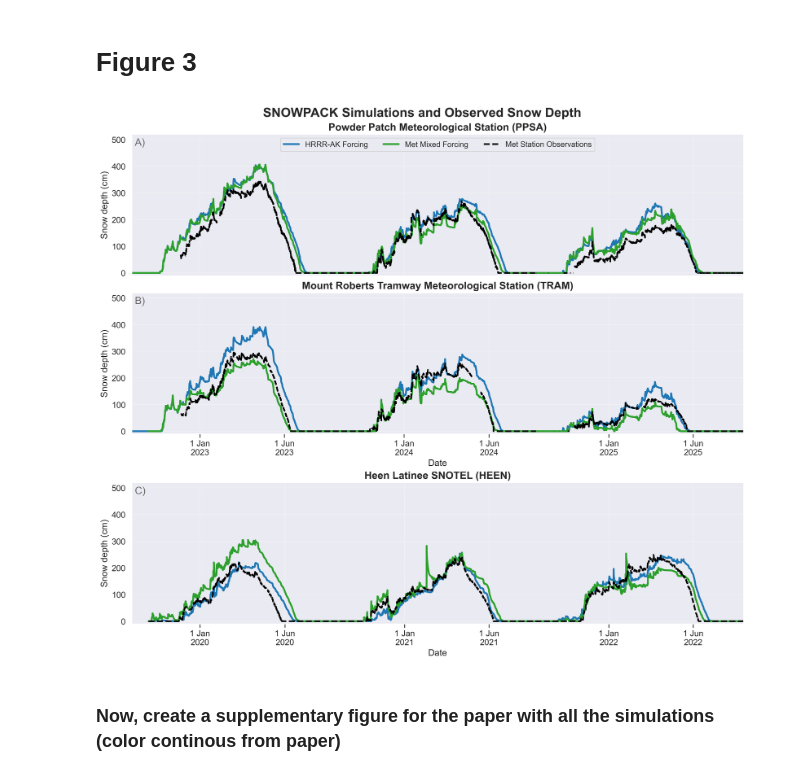
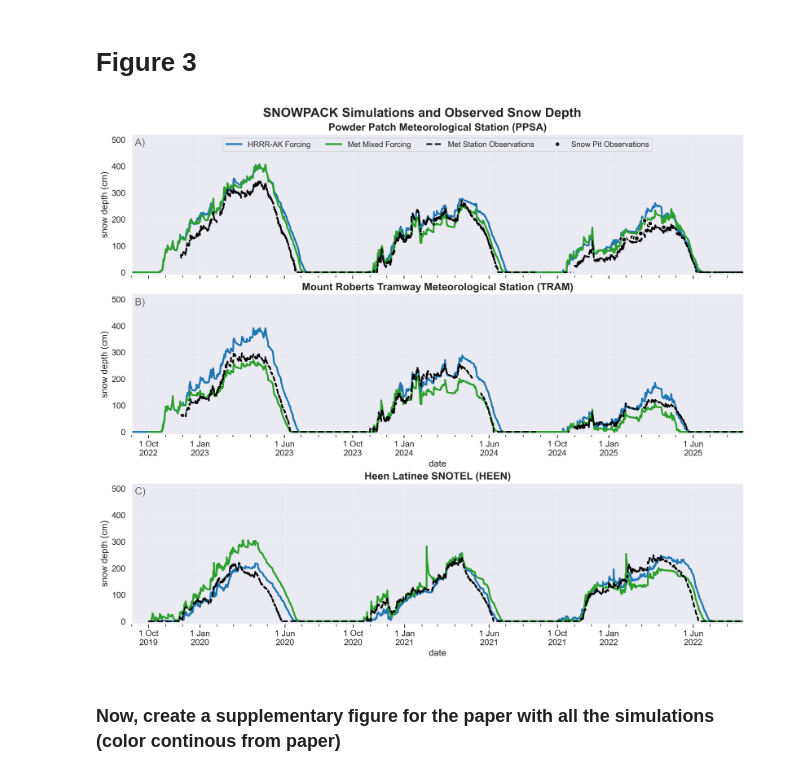
Before and after one commit to cassielumbrazo/snow_modeling_point, a Jupyter notebook: sites/4_figure3.ipynb, the cells around one changed output. Cells and saved outputs as stored; diff of their text form; code cells hidden in the pictures.

Commit message:
final figure changes

```diff
--- a/sites/4_figure3.ipynb
+++ b/sites/4_figure3.ipynb
@@ -144,0 +147,5 @@ ds_obs_tram = ds_obs_tram.sel(time=slice("2022-09-01", "2025-09-30"))
+# %%
+# df created in repo/juneau_field_data/1_create_snowpit_dataframe_WY2025.ipynb
+# df.to_csv('/hdd/snow_hydrology/field_data/snow_pit_swe_measurements_WY2025.csv')
+df_field_measurements = pd.read_csv('/hdd/snow_hydrology/field_data/snow_pit_swe_measurements_WY2025.csv', index_col=0, parse_dates=True)
+df_field_measurements.head()
@@ -352,7 +366,7 @@ for site in sites:
     )
 
     ax.set_ylabel(
-        "Snow depth (cm)",
+        "snow depth (cm)",
         fontsize=axis_label_fontsize,
     )
 
@@ -383,6 +397,24 @@ for site in sites:
 
 
 # ============================================================
+# Field snow depth measurements - PPSA WY2025
+# ============================================================
+
+ax1.plot(
+    df_field_measurements.index,
+    df_field_measurements["snow_depth_cm"],
+    linestyle="None",
+    marker="o",
+    markersize=7,
+    color="black",
+    markerfacecolor="black",
+    markeredgecolor="white",
+    markeredgewidth=1.2,
+    label="Snow Pit Observations",
+    zorder=10,
+)
+
+# ============================================================
 # Legend
 # ============================================================
 
@@ -391,7 +423,7 @@ ax1.legend(
     fontsize=legend_fontsize,
     loc="upper center",
     frameon=True,
-    ncol=3,
+    ncol=4,
 )
 
 
@@ -401,18 +433,18 @@ ax1.legend(
 
 for ax in [ax1, ax2, ax3]:
 
-    # Create a separate locator/formatter for each axis
+    # Major ticks: labeled dates
     ax.xaxis.set_major_locator(
-        mdates.MonthLocator(bymonth=[1, 6])
+        mdates.MonthLocator(bymonth=[1,6,10])
     )
 
     ax.xaxis.set_major_formatter(
         mdates.DateFormatter("%-d %b\n%Y")
     )
 
-    ax.set_xlabel(
-        "Date",
-        fontsize=axis_label_fontsize
+    # Minor ticks: first day of every month, no labels
+    ax.xaxis.set_minor_locator(
+        mdates.MonthLocator()
     )
 
     ax.tick_params(
@@ -425,6 +457,20 @@ for ax in [ax1, ax2, ax3]:
         width=major_tick_width,
     )
 
+    ax.tick_params(
+        axis="x",
+        which="minor",
+        bottom=True,
+        labelbottom=False,
+        length=4,
+        width=1.0,
+    )
+
+    ax.set_xlabel(
+        "date",
+        fontsize=axis_label_fontsize
+    )
+
     for label in ax.get_xticklabels():
         label.set_visible(True)
 
@@ -435,7 +481,8 @@ ax1.set_xlabel("")
 ax1.tick_params(
     axis="x",
     which="both",
-    bottom=False,
+    # bottom=False,
+    bottom=True,
     top=False,
     labelbottom=False,
 )
@@ -479,34 +526,39 @@ ax2.text(
     xloc,
     yloc,
     "B)",
     transform=ax2.transAxes,
     fontsize=subplot_title_fontsize,
     color="dimgrey",
 )
 
 ax3.text(
     xloc,
     yloc,
     "C)",
     transform=ax3.transAxes,
     fontsize=subplot_title_fontsize,
     color="dimgrey",
 )
 
 
 # ============================================================
 # Save figure
 # ============================================================
 
 plt.savefig(
+    "/home/cassie/python/repos/snow_modeling_point/figures/figure3.pdf",
+    bbox_inches="tight"
+)
+
+plt.savefig(
     "/home/cassie/python/repos/snow_modeling_point/figures/figure3.png",
     dpi=300,
     bbox_inches="tight"
 )
 
 plt.show()
 # %% [output]
-[figure, old version]
+[figure, new version]
 # %% [markdown]
 ### Now, create a supplementary figure for the paper with all the simulations (color continous from paper)
 # %%
```
Also changed, not shown: parts of 3 cells of this notebook.
